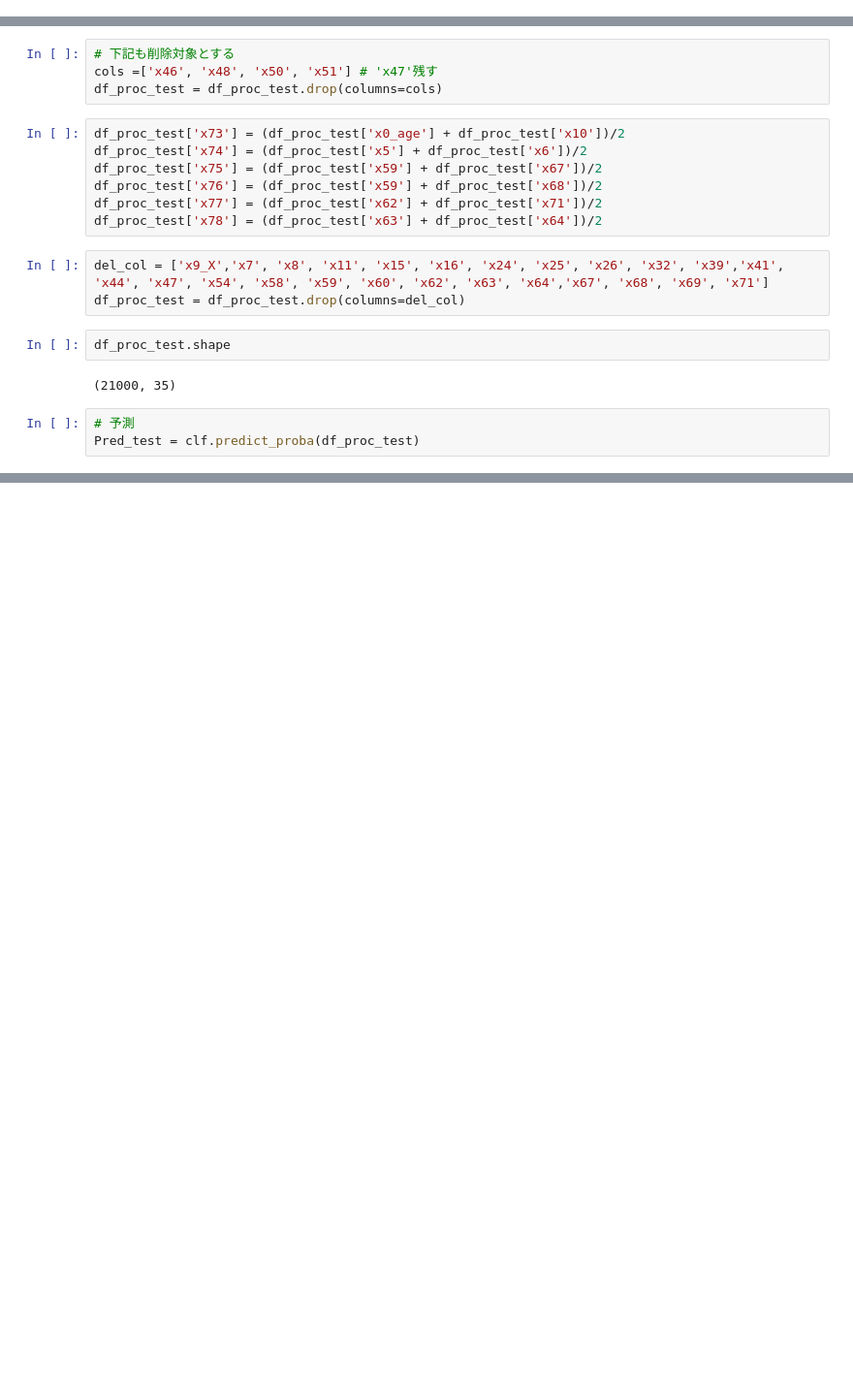
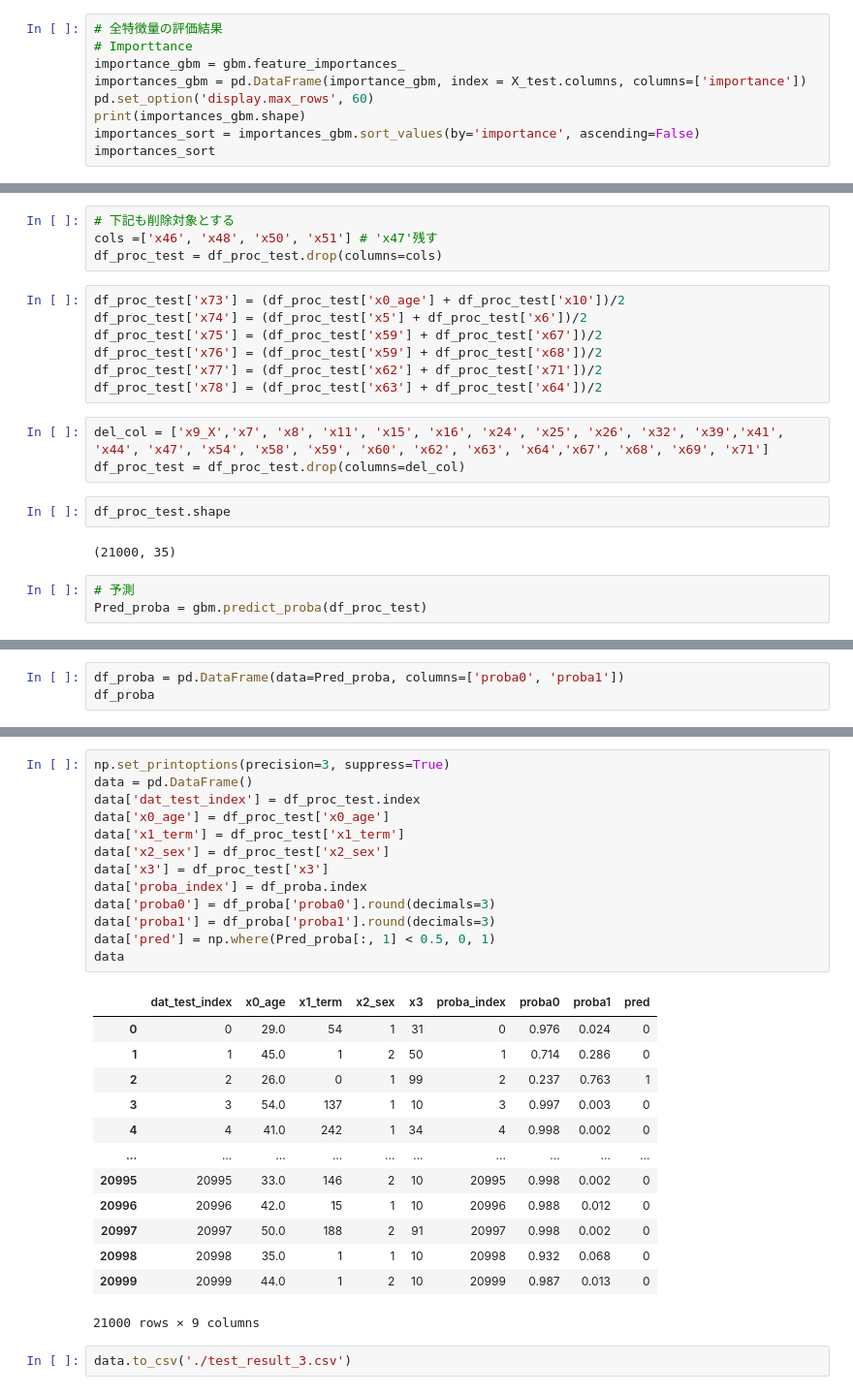
Before and after one commit to tk-tatsuro/data-science, a Jupyter notebook: bainary_classification/binary_classification_2.ipynb, the cells around one changed output, grey strips where cells are left out. Shown at 97% size. Cells and saved outputs as stored; diff of their text form; blank space fills up the shorter version.

Commit message:
predict_proba result output.

```diff
--- a/bainary_classification/binary_classification_2.ipynb
+++ b/bainary_classification/binary_classification_2.ipynb
@@ -336,0 +378,9 @@ pre_pd['y'] = y_train
+# %%
+# 全特徴量の評価結果
+# Importtance
+importance_gbm = gbm.feature_importances_
+importances_gbm = pd.DataFrame(importance_gbm, index = X_test.columns, columns=['importance'])
+pd.set_option('display.max_rows', 60)
+print(importances_gbm.shape)
+importances_sort = importances_gbm.sort_values(by='importance', ascending=False)
+importances_sort
@@ -585,5 +677,5 @@ df_proc_test.shape
 (21000, 35)
 # %%
 # 予測
-Pred_test = clf.predict_proba(df_proc_test)
+Pred_proba = gbm.predict_proba(df_proc_test)
 # %%
@@ -598,0 +691,3 @@ nonzero
+# %%
+df_proba = pd.DataFrame(data=Pred_proba, columns=['proba0', 'proba1'])
+df_proba
@@ -599 +708,30 @@ nonzero
+# %%
+np.set_printoptions(precision=3, suppress=True)
+data = pd.DataFrame()
+data['dat_test_index'] = df_proc_test.index
+data['x0_age'] = df_proc_test['x0_age']
+data['x1_term'] = df_proc_test['x1_term']
+data['x2_sex'] = df_proc_test['x2_sex']
+data['x3'] = df_proc_test['x3']
+data['proba_index'] = df_proba.index
+data['proba0'] = df_proba['proba0'].round(decimals=3)
+data['proba1'] = df_proba['proba1'].round(decimals=3)
+data['pred'] = np.where(Pred_proba[:, 1] < 0.5, 0, 1)
+data
+# %% [output]
+|  | dat_test_index | x0_age | x1_term | x2_sex | x3 | proba_index | proba0 | proba1 | pred |
+| 0 | 0 | 29.0 | 54 | 1 | 31 | 0 | 0.976 | 0.024 | 0 |
+| 1 | 1 | 45.0 | 1 | 2 | 50 | 1 | 0.714 | 0.286 | 0 |
+| 2 | 2 | 26.0 | 0 | 1 | 99 | 2 | 0.237 | 0.763 | 1 |
+| 3 | 3 | 54.0 | 137 | 1 | 10 | 3 | 0.997 | 0.003 | 0 |
+| 4 | 4 | 41.0 | 242 | 1 | 34 | 4 | 0.998 | 0.002 | 0 |
+| ... | ... | ... | ... | ... | ... | ... | ... | ... | ... |
+| 20995 | 20995 | 33.0 | 146 | 2 | 10 | 20995 | 0.998 | 0.002 | 0 |
+| 20996 | 20996 | 42.0 | 15 | 1 | 10 | 20996 | 0.988 | 0.012 | 0 |
+| 20997 | 20997 | 50.0 | 188 | 2 | 91 | 20997 | 0.998 | 0.002 | 0 |
+| 20998 | 20998 | 35.0 | 1 | 1 | 10 | 20998 | 0.932 | 0.068 | 0 |
+| 20999 | 20999 | 44.0 | 1 | 2 | 10 | 20999 | 0.987 | 0.013 | 0 |
+21000 rows × 9 columns
+# %%
+data.to_csv('./test_result_3.csv')
 # %%
```
Also changed, not shown: parts of 24 cells of this notebook.
